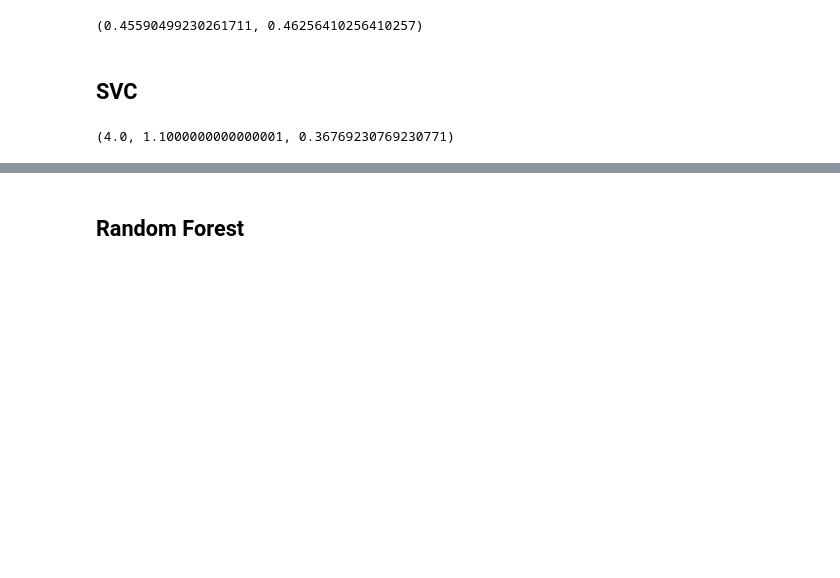
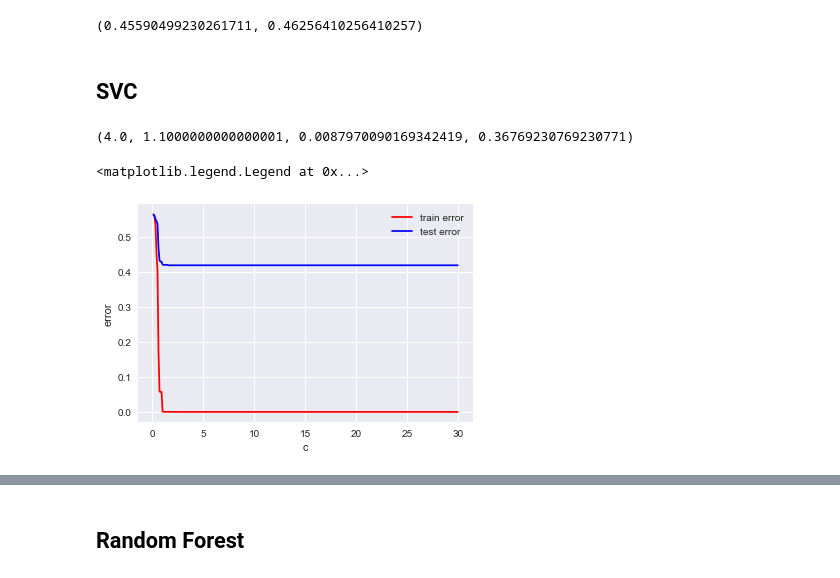
Before and after one commit to alexbukata/ModernDataAnylisis, a Jupyter notebook: wines/wine_quality.ipynb, the cells around one changed output, grey strips where cells are left out. Cells and saved outputs as stored; diff of their text form; code cells hidden in the pictures; blank space fills up the shorter version.

```diff
--- a/wines/wine_quality.ipynb
+++ b/wines/wine_quality.ipynb
@@ -359,9 +369,20 @@ if i_am_ready_to_wait_2_hours:
     for param_c in parameter_values:
         for param_gamma in parameter_values:
             # print("{0} / {1}".format(i, len(parameter_values) ** 2))
-            res = train_and_predict(SVC(kernel='rbf', C=param_c, gamma=param_gamma), 'SVC', None)
-            errors.append((param_c, param_gamma, res[1]))
+            train_error, test_error = train_and_predict(SVC(kernel='rbf', C=param_c, gamma=param_gamma), 'SVC', None)
+            errors.append((param_c, param_gamma, train_error, test_error))
 
-    print(list(sorted(errors, key=operator.itemgetter(2)))[0])
+    print(list(sorted(errors, key=operator.itemgetter(3)))[0])
 # %% [output]
-(4.0, 1.1000000000000001, 0.36769230769230771)
+(4.0, 1.1000000000000001, 0.0087970090169342419, 0.36769230769230771)
+# %%
+train_errors_c = dict([(entry[0], entry[2]) for entry in errors])
+test_errors_c = dict([(entry[0], entry[3]) for entry in errors])
+plt.plot(list(train_errors_c.keys()), list(train_errors_c.values()), 'r-', label='train error')
+plt.plot(list(test_errors_c.keys()), list(test_errors_c.values()), 'b-', label='test error')
+plt.xlabel('c')
+plt.ylabel('error')
+plt.legend()
+# %% [output]
+<matplotlib.legend.Legend at 0x...>
+[figure, added]
```
Also changed, not shown: parts of 22 cells of this notebook.
